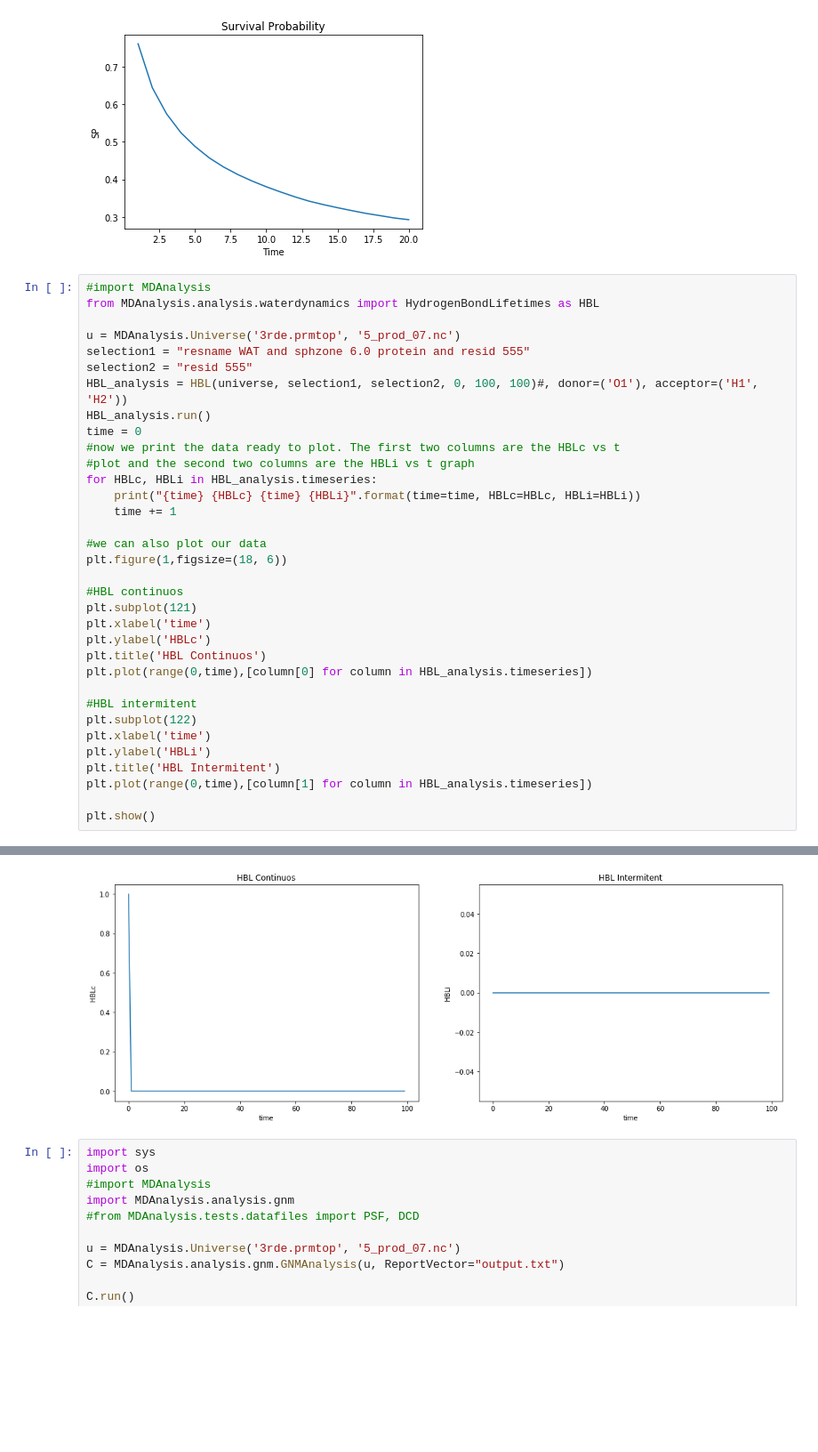
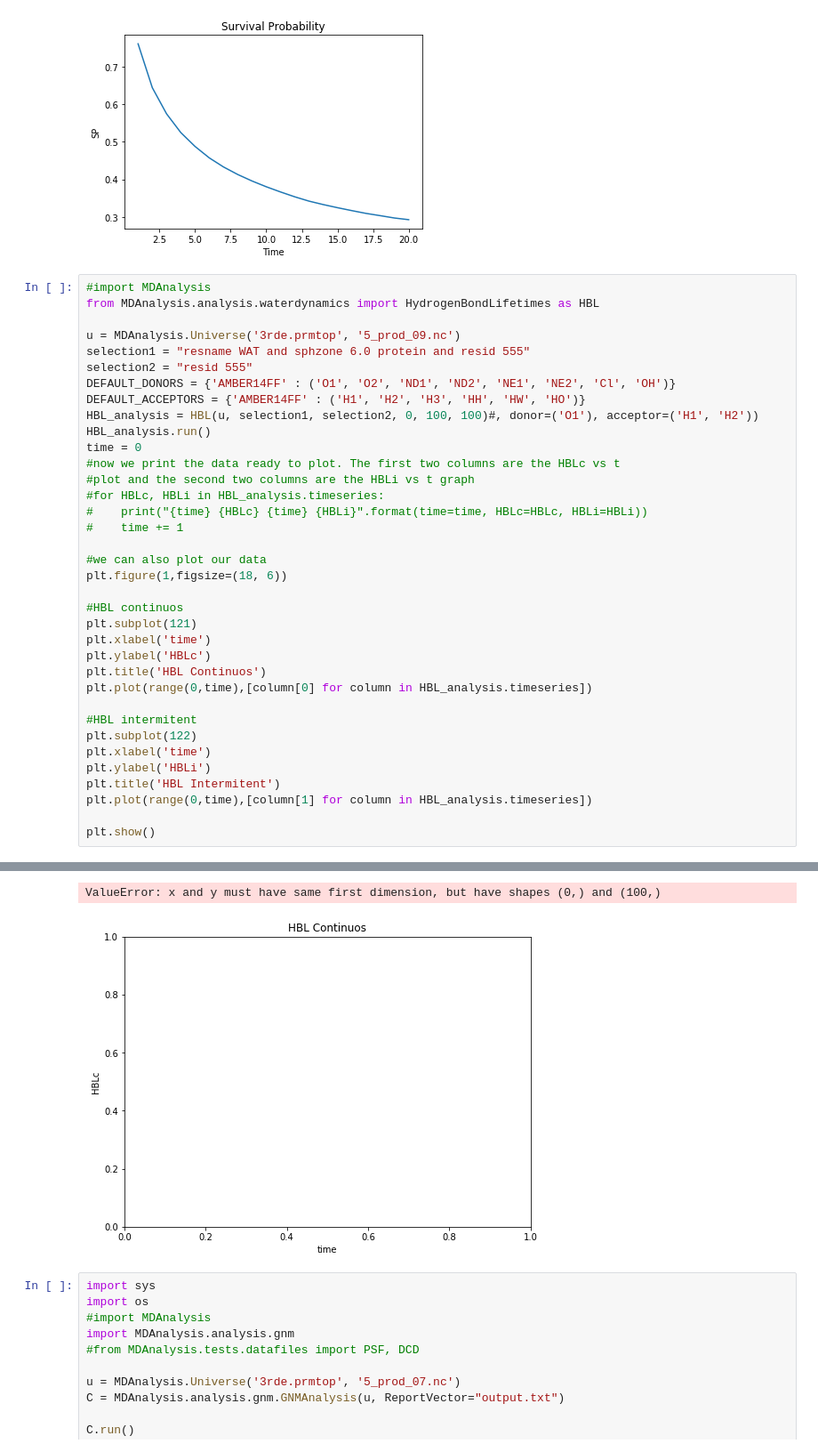
Before and after one commit to mikicanyelles/pyloxr_old, a Jupyter notebook: proves_per_paquet.ipynb, the cells around one changed output, grey strips where cells are left out. Shown at 89% size. Saved outputs shown, nothing was run; the diff lists cells and outputs as text; blank space fills up the shorter version.

```diff
--- a/proves_per_paquet.ipynb
+++ b/proves_per_paquet.ipynb
@@ -108,17 +110,19 @@ plt.show()
 #import MDAnalysis
 from MDAnalysis.analysis.waterdynamics import HydrogenBondLifetimes as HBL
 
-u = MDAnalysis.Universe('3rde.prmtop', '5_prod_07.nc')
+u = MDAnalysis.Universe('3rde.prmtop', '5_prod_09.nc')
 selection1 = "resname WAT and sphzone 6.0 protein and resid 555"
 selection2 = "resid 555"
-HBL_analysis = HBL(universe, selection1, selection2, 0, 100, 100)#, donor=('O1'), acceptor=('H1', 'H2'))
+DEFAULT_DONORS = {'AMBER14FF' : ('O1', 'O2', 'ND1', 'ND2', 'NE1', 'NE2', 'Cl', 'OH')}
+DEFAULT_ACCEPTORS = {'AMBER14FF' : ('H1', 'H2', 'H3', 'HH', 'HW', 'HO')}
+HBL_analysis = HBL(u, selection1, selection2, 0, 100, 100)#, donor=('O1'), acceptor=('H1', 'H2'))
 HBL_analysis.run()
 time = 0
 #now we print the data ready to plot. The first two columns are the HBLc vs t
 #plot and the second two columns are the HBLi vs t graph
-for HBLc, HBLi in HBL_analysis.timeseries:
-    print("{time} {HBLc} {time} {HBLi}".format(time=time, HBLc=HBLc, HBLi=HBLi))
-    time += 1
+#for HBLc, HBLi in HBL_analysis.timeseries:
+#    print("{time} {HBLc} {time} {HBLi}".format(time=time, HBLc=HBLc, HBLi=HBLi))
+#    time += 1
 
 #we can also plot our data
 plt.figure(1,figsize=(18, 6))
@@ -159,4 +153,5 @@ plt.show()
+ValueError: x and y must have same first dimension, but have shapes (0,) and (100,)
-[figure, old version]
+[figure, new version]
 # %%
 import sys
 import os
```
Also changed, not shown: parts of 5 cells of this notebook, 8 other files.
